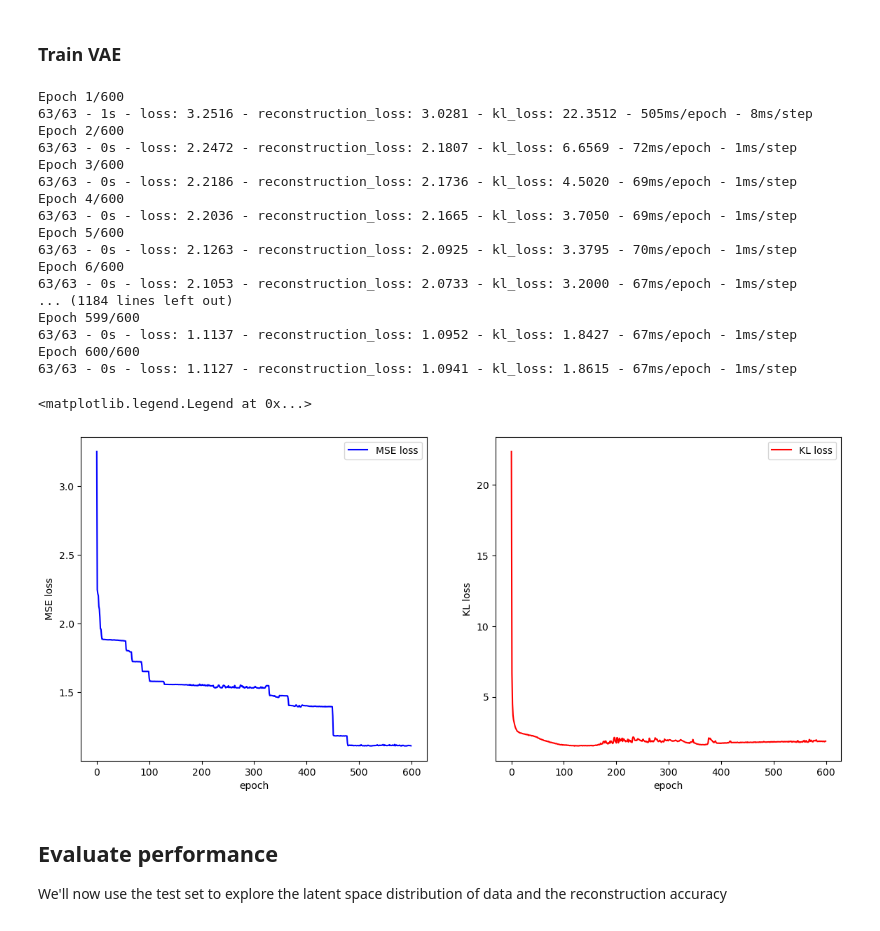
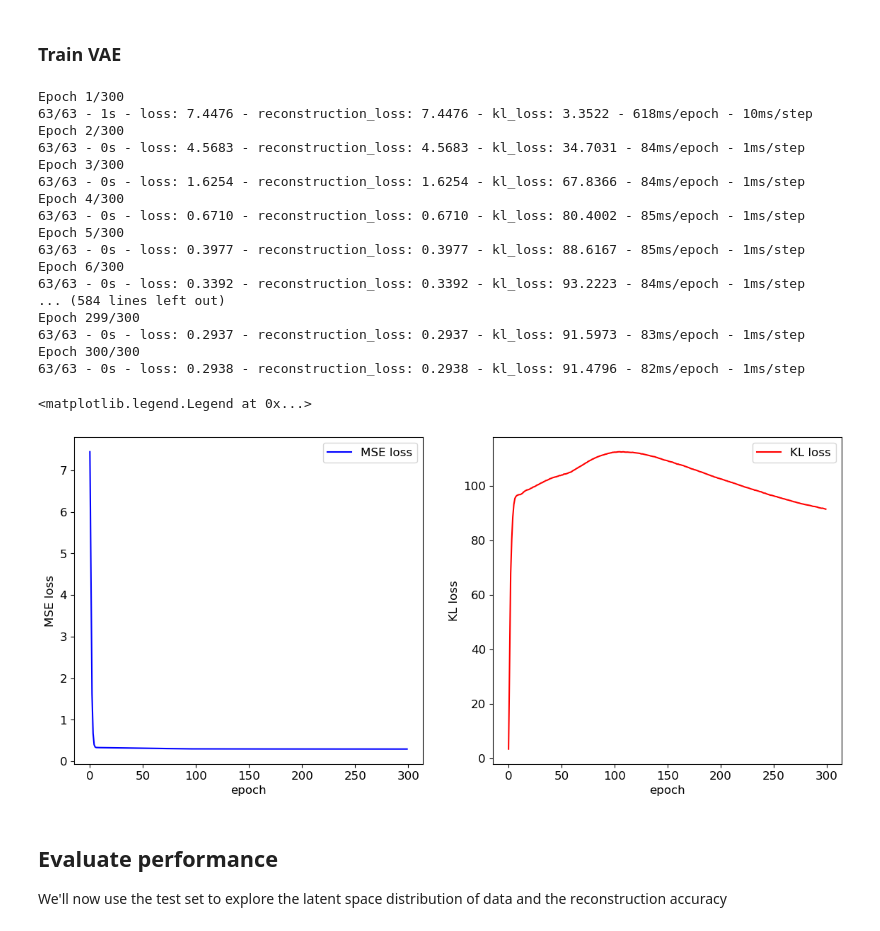
Before and after one commit to group9ine/variational-autoencoders, a Jupyter notebook: Standard NN.ipynb, the cells around one changed output. Drawn from its saved outputs; the diff is of its cells as text; code cells hidden in the pictures.

```diff
--- a/Standard NN.ipynb
+++ b/Standard NN.ipynb
@@ -89,9 +130,9 @@ print(sorted_vcs.shape,"\n",sorted_vcs[1])
 Split in training and test set
 # %%
 train_perc=0.8
-trainset = sorted_vcs[:int(train_perc*len(data))]
+trainset = vcs[:int(train_perc*len(data))]
 print(trainset.shape)
-testset = sorted_vcs[int(train_perc*len(data)):]
+testset = vcs[int(train_perc*len(data)):]
 print(testset.shape)
 # %% [output]
 (8000, 90)
@@ -113,9 +154,10 @@ class Sampling(layers.Layer):
 # %%
 input_shape = (numpart*dim)
 inputs = layers.Input(shape=input_shape)
-x = layers.Dense(int(numpart*dim*2/3), activation='relu')(inputs)
-x = layers.Dense(int(numpart*dim*1/2), activation='relu')(x)
-x = layers.Dense(int(numpart*dim*1/4), activation='relu')(x)
+x = layers.Dense(int(numpart*dim*4/5), activation='relu')(inputs)
+x = layers.Dense(int(numpart*dim*3/5), activation='relu')(x)
+x = layers.Dense(int(numpart*dim*2/5), activation='relu')(x)
+x = layers.Dense(int(numpart*dim*1/5), activation='relu')(x)
 z_mean = layers.Dense(latent_dim, name='z_mean')(x)
 z_log_var = layers.Dense(latent_dim, name='z_log_var')(x)
 z = Sampling()([z_mean, z_log_var])
@@ -145,10 +187,11 @@ To enable them in other operations, rebuild TensorFlow with the appropriate comp
 ### Decoder
 # %%
 latent_inputs = keras.Input(shape=(latent_dim,))
-x = layers.Dense(int(numpart*dim*1/4), activation="relu")(latent_inputs)
-x = layers.Dense(int(numpart*dim*1/2), activation="relu")(x)
-x = layers.Dense(int(numpart*dim*2/3), activation="relu")(x)
-decoder_outputs = layers.Dense(numpart*dim, activation="relu")(x)
+x = layers.Dense(int(numpart*dim*1/5), activation="relu")(latent_inputs)
+x = layers.Dense(int(numpart*dim*2/5), activation="relu")(x)
+x = layers.Dense(int(numpart*dim*3/5), activation="relu")(x)
+x = layers.Dense(int(numpart*dim*4/5), activation="relu")(x)
+decoder_outputs = layers.Dense(numpart*dim)(x)
 decoder = keras.Model(latent_inputs, decoder_outputs, name="decoder")
 decoder.summary()
 # %% [output]
@@ -218,43 +259,44 @@ class VAE(keras.Model):
 # %% [markdown]
 ### Train VAE
 # %%
-reg_lambda=0.01
+reg_lambda=0
 vae = VAE(encoder, decoder)
-vae.compile(optimizer=keras.optimizers.Adam())
-fit=vae.fit(trainset, epochs=600, batch_size=128, verbose=2)
+vae.compile(optimizer=keras.optimizers.Adam(learning_rate=0.0001)) #lower learning rate
+fit=vae.fit(trainset, epochs=300, batch_size=128, verbose=2)
 # %% [output]
-Epoch 1/600
-63/63 - 1s - loss: 3.2516 - reconstruction_loss: 3.0281 - kl_loss: 22.3512 - 505ms/epoch - 8ms/step
-Epoch 2/600
-63/63 - 0s - loss: 2.2472 - reconstruction_loss: 2.1807 - kl_loss: 6.6569 - 72ms/epoch - 1ms/step
-Epoch 3/600
-63/63 - 0s - loss: 2.2186 - reconstruction_loss: 2.1736 - kl_loss: 4.5020 - 69ms/epoch - 1ms/step
-Epoch 4/600
-63/63 - 0s - loss: 2.2036 - reconstruction_loss: 2.1665 - kl_loss: 3.7050 - 69ms/epoch - 1ms/step
-Epoch 5/600
-63/63 - 0s - loss: 2.1263 - reconstruction_loss: 2.0925 - kl_loss: 3.3795 - 70ms/epoch - 1ms/step
-Epoch 6/600
-63/63 - 0s - loss: 2.1053 - reconstruction_loss: 2.0733 - kl_loss: 3.2000 - 67ms/epoch - 1ms/step
-... (1184 lines left out)
-Epoch 599/600
-63/63 - 0s - loss: 1.1137 - reconstruction_loss: 1.0952 - kl_loss: 1.8427 - 67ms/epoch - 1ms/step
-Epoch 600/600
-63/63 - 0s - loss: 1.1127 - reconstruction_loss: 1.0941 - kl_loss: 1.8615 - 67ms/epoch - 1ms/step
+Epoch 1/300
+63/63 - 1s - loss: 7.4476 - reconstruction_loss: 7.4476 - kl_loss: 3.3522 - 618ms/epoch - 10ms/step
+Epoch 2/300
+63/63 - 0s - loss: 4.5683 - reconstruction_loss: 4.5683 - kl_loss: 34.7031 - 84ms/epoch - 1ms/step
+Epoch 3/300
+63/63 - 0s - loss: 1.6254 - reconstruction_loss: 1.6254 - kl_loss: 67.8366 - 84ms/epoch - 1ms/step
+Epoch 4/300
+63/63 - 0s - loss: 0.6710 - reconstruction_loss: 0.6710 - kl_loss: 80.4002 - 85ms/epoch - 1ms/step
+Epoch 5/300
+63/63 - 0s - loss: 0.3977 - reconstruction_loss: 0.3977 - kl_loss: 88.6167 - 85ms/epoch - 1ms/step
+Epoch 6/300
+63/63 - 0s - loss: 0.3392 - reconstruction_loss: 0.3392 - kl_loss: 93.2223 - 84ms/epoch - 1ms/step
+... (584 lines left out)
+Epoch 299/300
+63/63 - 0s - loss: 0.2937 - reconstruction_loss: 0.2937 - kl_loss: 91.5973 - 83ms/epoch - 1ms/step
+Epoch 300/300
+63/63 - 0s - loss: 0.2938 - reconstruction_loss: 0.2938 - kl_loss: 91.4796 - 82ms/epoch - 1ms/step
 # %%
+plt.rcParams['font.size'] = 12
 fig,AX=plt.subplots(1,2,figsize=(14,6.))
 ax=AX[0]
 ax.plot(fit.history['loss'],label="MSE loss",c="b")
 ax.set_xlabel('epoch')
 ax.set_ylabel("MSE loss")
 ax.legend()
 ax=AX[1]
 ax.plot(fit.history['kl_loss'],label="KL loss",c="r")
 ax.set_xlabel('epoch')
 ax.set_ylabel("KL loss")
 ax.legend()
 # %% [output]
 <matplotlib.legend.Legend at 0x...>
-[figure, old version]
+[figure, new version]
 # %% [markdown]
 ## Evaluate performance
 We'll now use the test set to explore the latent space distribution of data and the reconstruction accuracy
```
Also changed, not shown: parts of 27 cells of this notebook, 1 other file.
